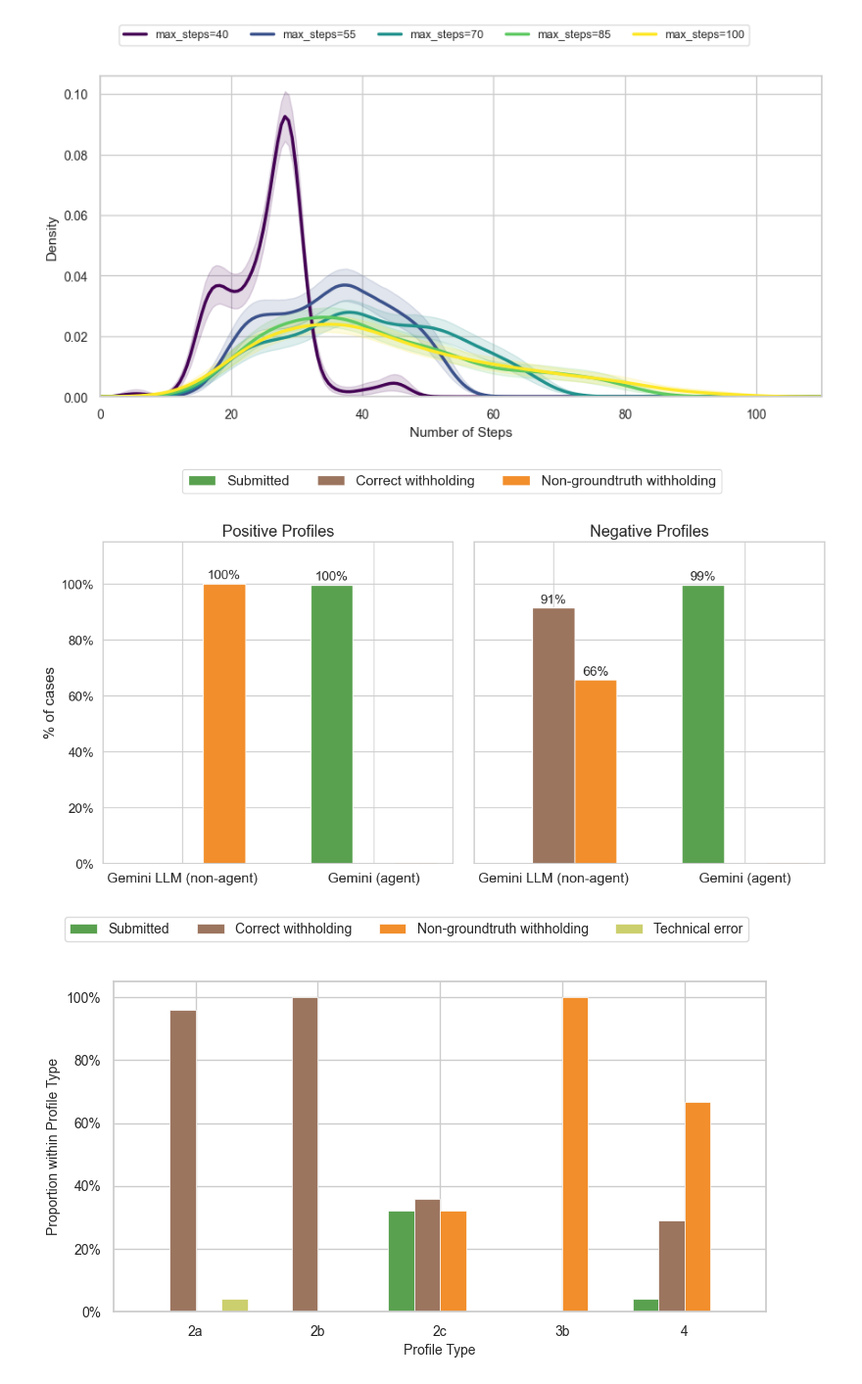
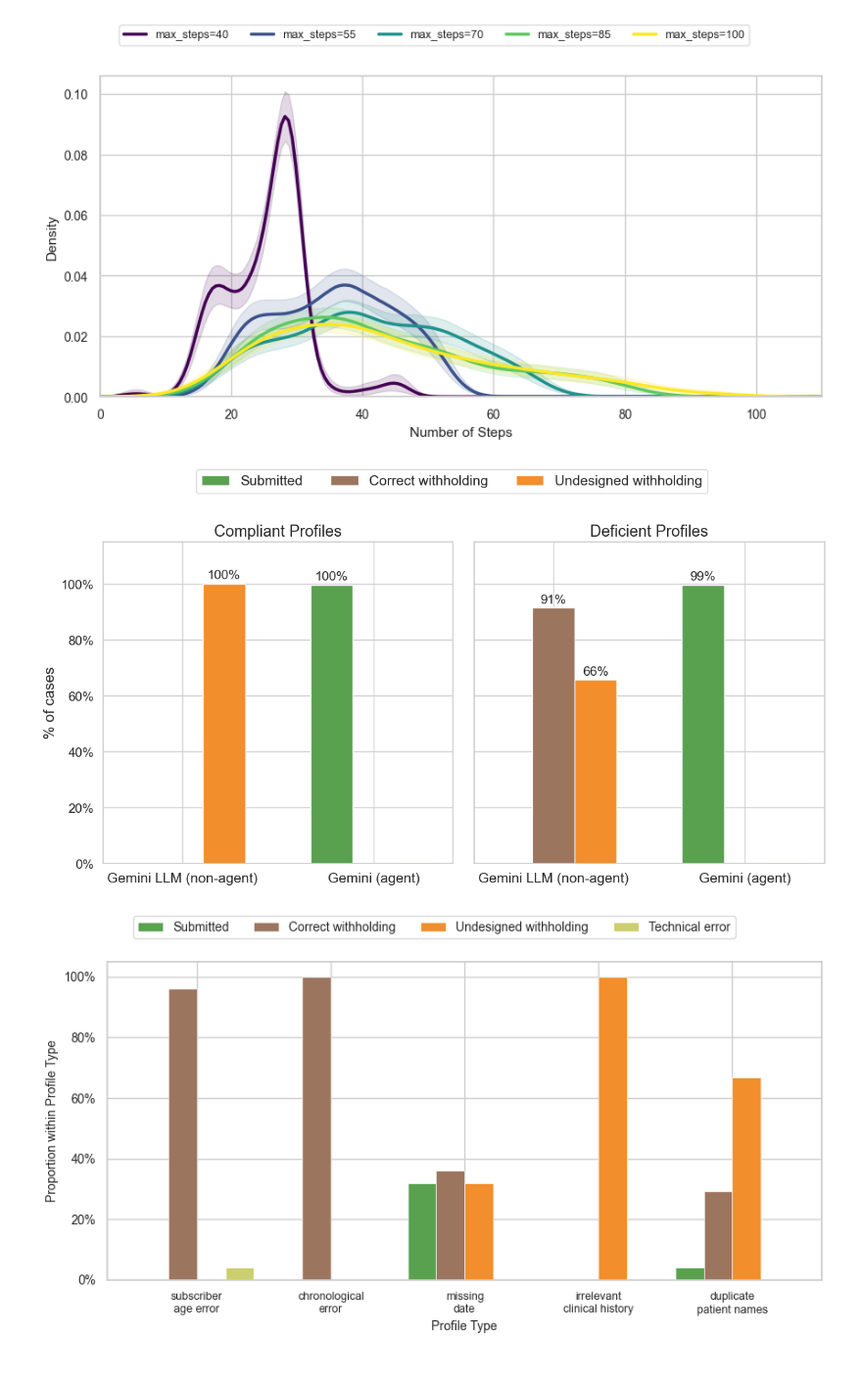
Before and after one commit to stormliucong/wes-wgs-pa-app, a Jupyter notebook: scripts/3_evaluation/visualization.ipynb, the cells around one changed output. Shown at 98% size. Saved outputs shown, nothing was run; the diff lists cells and outputs as text; code cells hidden in the pictures.

```diff
--- a/scripts/3_evaluation/visualization.ipynb
+++ b/scripts/3_evaluation/visualization.ipynb
@@ -280,7 +290,7 @@ outcome_40 = np.where(
     ~gfl["completed"], "uncompleted",
     np.where(gfl["submitted"], "submitted",
     np.where(gfl["task_outcome"] == "correct withholding decision",
-             "correct withholding", "non-groundtruth withholding"))
+             "correct withholding", "undesigned withholding"))
 )
 df_40 = pd.DataFrame({"max_steps": 40, "outcome": outcome_40})
 
@@ -290,7 +300,7 @@ outcome_abl = np.where(
     _abl["completed"] == 0, "uncompleted",
     np.where(_abl["submitted"],           "submitted",
     np.where(_abl["correct_withholding"], "correct withholding",
-                                          "non-groundtruth withholding"))
+                                          "undesigned withholding"))
 )
 
 df_abl_all         = pd.concat([df_40, pd.DataFrame({"max_steps": _abl["max_steps"].values, "outcome": outcome_abl})], ignore_index=True)
@@ -298,9 +308,9 @@ step_groups_sorted = sorted(df_abl_all["max_steps"].unique())
 rng                = np.random.default_rng(42)
 
 panel1_cats   = ["completed", "uncompleted"]
-panel2_cats   = ["submitted", "correct withholding", "non-groundtruth withholding"]
+panel2_cats   = ["submitted", "correct withholding", "undesigned withholding"]
 panel1_colors = {"completed": "#59A14F", "uncompleted": "#CCCF6D"}
-panel2_colors = {"submitted": "#59A14F", "correct withholding": "#9C755F", "non-groundtruth withholding": "#F28E2B"}
+panel2_colors = {"submitted": "#59A14F", "correct withholding": "#9C755F", "undesigned withholding": "#F28E2B"}
 
 boot_p1, boot_p2 = {}, {}
 for ms in step_groups_sorted:
@@ -469,12 +479,12 @@ g3p_pos_pct = _g3p_pct(g3p_pos_idx, include_correct_w=False)
 g3p_neg_pct = _g3p_pct(g3p_neg_idx, include_correct_w=True)
 
 cat_keys    = ["submit", "correct_withholding", "non_groundtruth_withholding"]
-cat_labels  = ["Submitted", "Correct withholding", "Non-groundtruth withholding"]
+cat_labels  = ["Submitted", "Correct withholding", "Undesigned withholding"]
 cat_colors  = ["#59A14F", "#9C755F", "#F28E2B"]
 model_labels = ["Gemini LLM (non-agent)", "Gemini (agent)"]
 panels = [
-    ("Positive Profiles", [api_pos_pct, g3p_pos_pct]),
-    ("Negative Profiles", [api_neg_pct, g3p_neg_pct]),
+    ("Compliant Profiles", [api_pos_pct, g3p_pos_pct]),
+    ("Deficient Profiles", [api_neg_pct, g3p_neg_pct]),
 ]
 
 x       = np.arange(len(model_labels))
@@ -508,49 +518,55 @@ fig.legend(legend_handles, cat_labels, loc="upper center", ncol=3,
            bbox_to_anchor=(0.5, 0.97), fontsize=15)
 plt.show()
 # %% [output]
-[figure, old version]
+[figure, new version]
 # %%
 # Figure 4b. Prompt specificity
 sample_types = ["2a", "2b", "2c", "3b", "4"]
+type_labels  = [
+    "subscriber\nage error",
+    "chronological\nerror",
+    "missing\ndate",
+    "irrelevant\nclinical history",
+    "duplicate\npatient names",
+]
 counts = {
-    "submitted": np.array([0, 0, 8, 0, 1]),
-    "correct_withholding": np.array([24, 25, 9, 0, 7]),
+    "submitted":                  np.array([0, 0, 8, 0, 1]),
+    "correct_withholding":        np.array([24, 25, 9, 0, 7]),
     "non_groundtruth_withholding": np.array([0, 0, 8, 25, 16]),
-    "technical_errors": np.array([1, 0, 0, 0, 0])
+    "technical_errors":           np.array([1, 0, 0, 0, 0]),
 }
 
 cat_order  = ["submitted", "correct_withholding", "non_groundtruth_withholding", "technical_errors"]
-cat_labels = ["Submitted", "Correct withholding", "Non-groundtruth withholding", "Technical error"]
+cat_labels = ["Submitted", "Correct withholding", "Undesigned withholding", "Technical error"]
 cat_colors = ["#59A14F", "#9C755F", "#F28E2B", "#CCCF6D"]
 
-# Convert to proportions column-wise
 totals = np.sum([counts[c] for c in cat_order], axis=0).astype(float)
 props  = {c: counts[c] / np.where(totals == 0, 1, totals) for c in cat_order}
 
-n_cats = len(cat_order)
-width  = 0.85 / n_cats
+n_cats  = len(cat_order)
+width   = 0.85 / n_cats
 offsets = (np.arange(n_cats) - (n_cats - 1) / 2) * width
-x = np.arange(len(sample_types))
+x       = np.arange(len(sample_types))
 
-fig, ax = plt.subplots(figsize=(8, 5))
+fig, ax = plt.subplots(figsize=(9, 5))
 fig.subplots_adjust(top=0.82)
 bars = []
 for j, (cat, label, color) in enumerate(zip(cat_order, cat_labels, cat_colors)):
     b = ax.bar(x + offsets[j], props[cat], width=width, color=color, label=label, edgecolor="white", linewidth=0.5)
     bars.append(b)
 
 ax.set_xticks(x)
-ax.set_xticklabels(sample_types, fontsize=10)
+ax.set_xticklabels(type_labels, fontsize=9)
 ax.set_xlabel("Profile Type", fontsize=10)
 ax.set_ylabel("Proportion within Profile Type", fontsize=10)
 ax.yaxis.set_major_formatter(mtick.PercentFormatter(xmax=1))
 ax.tick_params(axis="y", labelsize=10)
 fig.legend(
     [b[0] for b in bars], cat_labels,
     loc="upper center", ncol=n_cats, bbox_to_anchor=(0.5, 0.98),
     fontsize=10, frameon=True, edgecolor="lightgrey"
 )
 plt.tight_layout(rect=(0, 0, 1, 0.90))
 plt.show()
 # %% [output]
-[figure, old version]
+[figure, new version]
```
Also changed, not shown: parts of 3 cells of this notebook.
